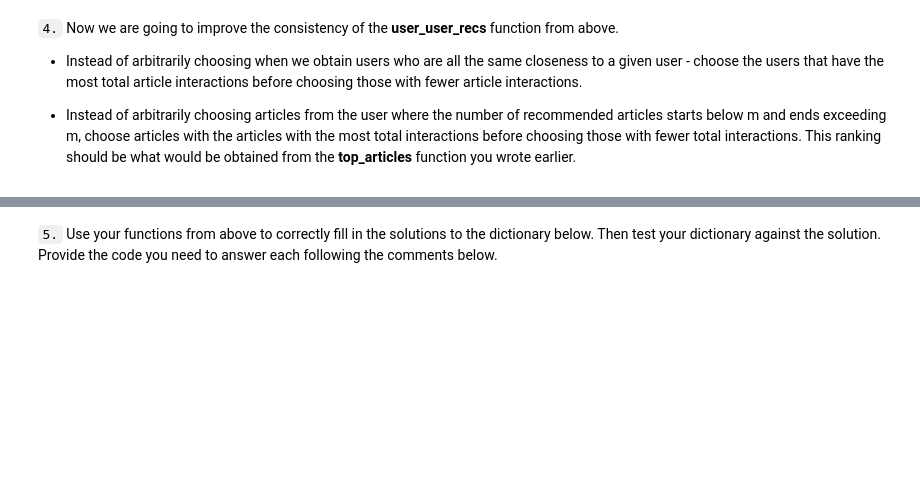
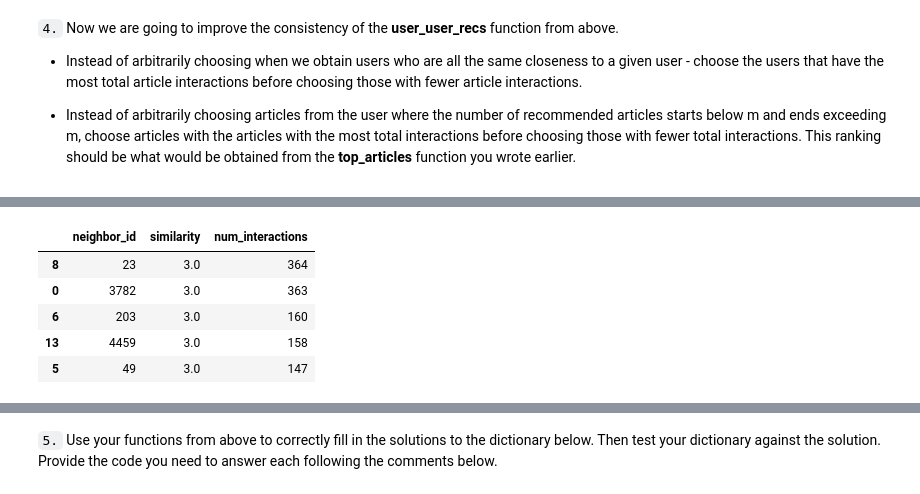
Before and after one commit to einalem1234/nd-proj-RecommendationEngines, a Jupyter notebook: notebooks/3-User-User-Based-Collaborative-Filtering.ipynb, the cells around one changed output, grey strips where cells are left out. Saved outputs shown, nothing was run; the diff lists cells and outputs as text; code cells hidden in the pictures; blank space fills up the shorter version.

```diff
--- a/notebooks/3-User-User-Based-Collaborative-Filtering.ipynb
+++ b/notebooks/3-User-User-Based-Collaborative-Filtering.ipynb
@@ -476,5 +490,12 @@ NameError: name 'rec_names' is not defined
 # %%
-get_top_sorted_users(5, df=df, user_item=user_item)
+get_top_sorted_users(5, df=df, user_item=user_item).head()
+# %% [output]
+|  | neighbor_id | similarity | num_interactions |
+| 8 | 23 | 3.0 | 364 |
+| 0 | 3782 | 3.0 | 363 |
+| 6 | 203 | 3.0 | 160 |
+| 13 | 4459 | 3.0 | 158 |
+| 5 | 49 | 3.0 | 147 |
 # %%
 # Quick spot check - don't change this code - just use it to test your functions
 rec_ids, rec_names = user_user_recs_part2(20, 10)
```
Also changed, not shown: parts of 12 cells of this notebook.
